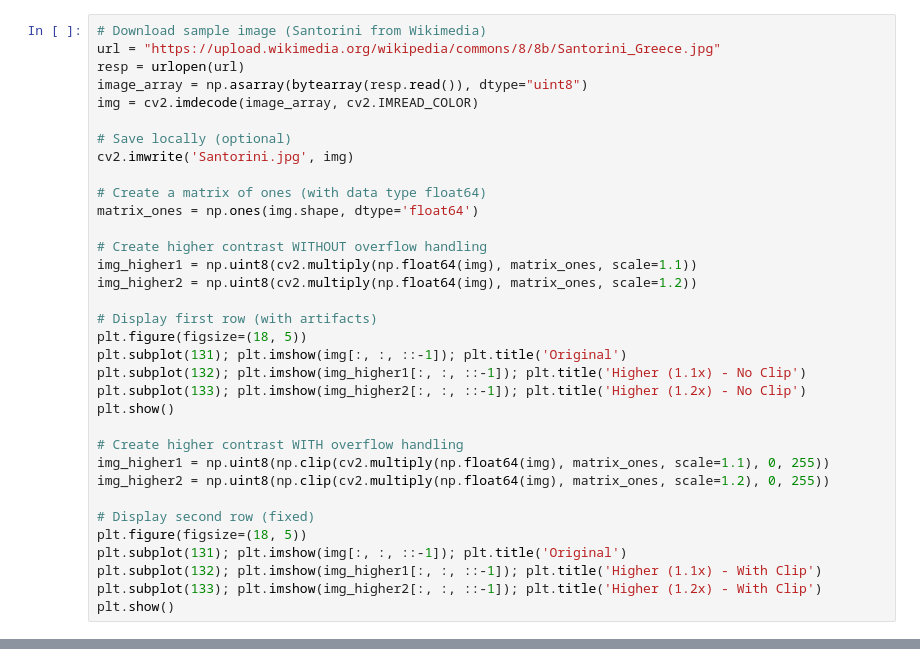
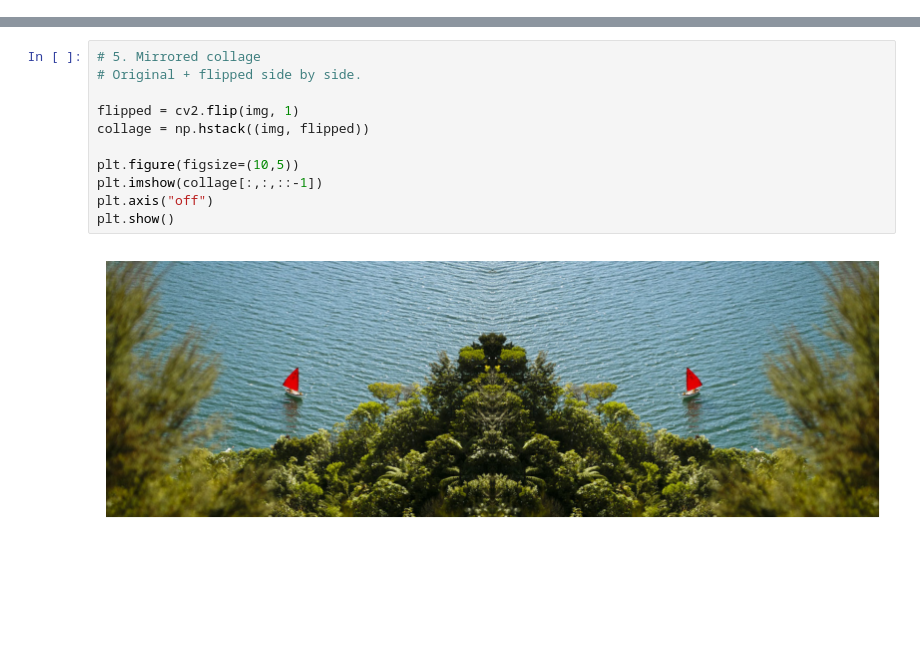
Before and after one commit to jan-zika/computer_vision, a Jupyter notebook: image_manipulation_01.ipynb, the cells around one changed output, grey strips where cells are left out. Saved outputs shown, nothing was run; the diff lists cells and outputs as text; blank space fills up the shorter version.

```diff
--- a/image_manipulation_01.ipynb
+++ b/image_manipulation_01.ipynb
@@ -123,34 +44,0 @@ Sample image: Santorini from Wikimedia.
-# %%
-# Download sample image (Santorini from Wikimedia)
-url = "https://upload.wikimedia.org/wikipedia/commons/8/8b/Santorini_Greece.jpg"
-resp = urlopen(url)
-image_array = np.asarray(bytearray(resp.read()), dtype="uint8")
-img = cv2.imdecode(image_array, cv2.IMREAD_COLOR)
-
-# Save locally (optional)
-cv2.imwrite('Santorini.jpg', img)
-
-# Create a matrix of ones (with data type float64)
-matrix_ones = np.ones(img.shape, dtype='float64')
-
-# Create higher contrast WITHOUT overflow handling
-img_higher1 = np.uint8(cv2.multiply(np.float64(img), matrix_ones, scale=1.1))
-img_higher2 = np.uint8(cv2.multiply(np.float64(img), matrix_ones, scale=1.2))
-
-# Display first row (with artifacts)
-plt.figure(figsize=(18, 5))
-plt.subplot(131); plt.imshow(img[:, :, ::-1]); plt.title('Original')
-plt.subplot(132); plt.imshow(img_higher1[:, :, ::-1]); plt.title('Higher (1.1x) - No Clip')
-plt.subplot(133); plt.imshow(img_higher2[:, :, ::-1]); plt.title('Higher (1.2x) - No Clip')
-plt.show()
-
-# Create higher contrast WITH overflow handling
-img_higher1 = np.uint8(np.clip(cv2.multiply(np.float64(img), matrix_ones, scale=1.1), 0, 255))
-img_higher2 = np.uint8(np.clip(cv2.multiply(np.float64(img), matrix_ones, scale=1.2), 0, 255))
-
-# Display second row (fixed)
-plt.figure(figsize=(18, 5))
-plt.subplot(131); plt.imshow(img[:, :, ::-1]); plt.title('Original')
-plt.subplot(132); plt.imshow(img_higher1[:, :, ::-1]); plt.title('Higher (1.1x) - With Clip')
-plt.subplot(133); plt.imshow(img_higher2[:, :, ::-1]); plt.title('Higher (1.2x) - With Clip')
-plt.show()
@@ -158,0 +120,13 @@ plt.show()
+# %%
+# 5. Mirrored collage
+# Original + flipped side by side.
+
+flipped = cv2.flip(img, 1)
+collage = np.hstack((img, flipped))
+
+plt.figure(figsize=(10,5))
+plt.imshow(collage[:,:,::-1])
+plt.axis("off")
+plt.show()
+# %% [output]
+[figure, added]
```
Also changed, not shown: parts of 17 cells of this notebook.
